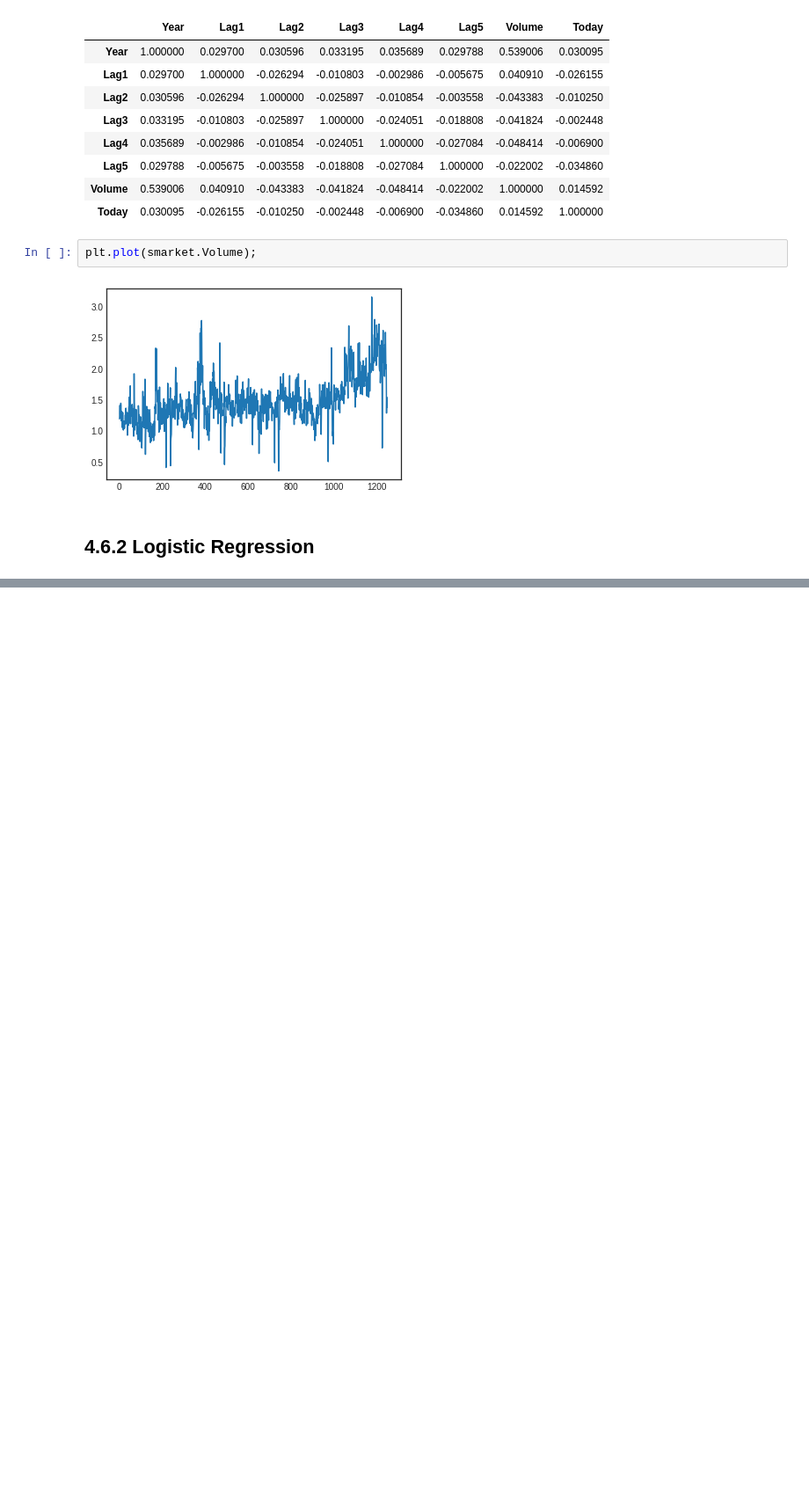
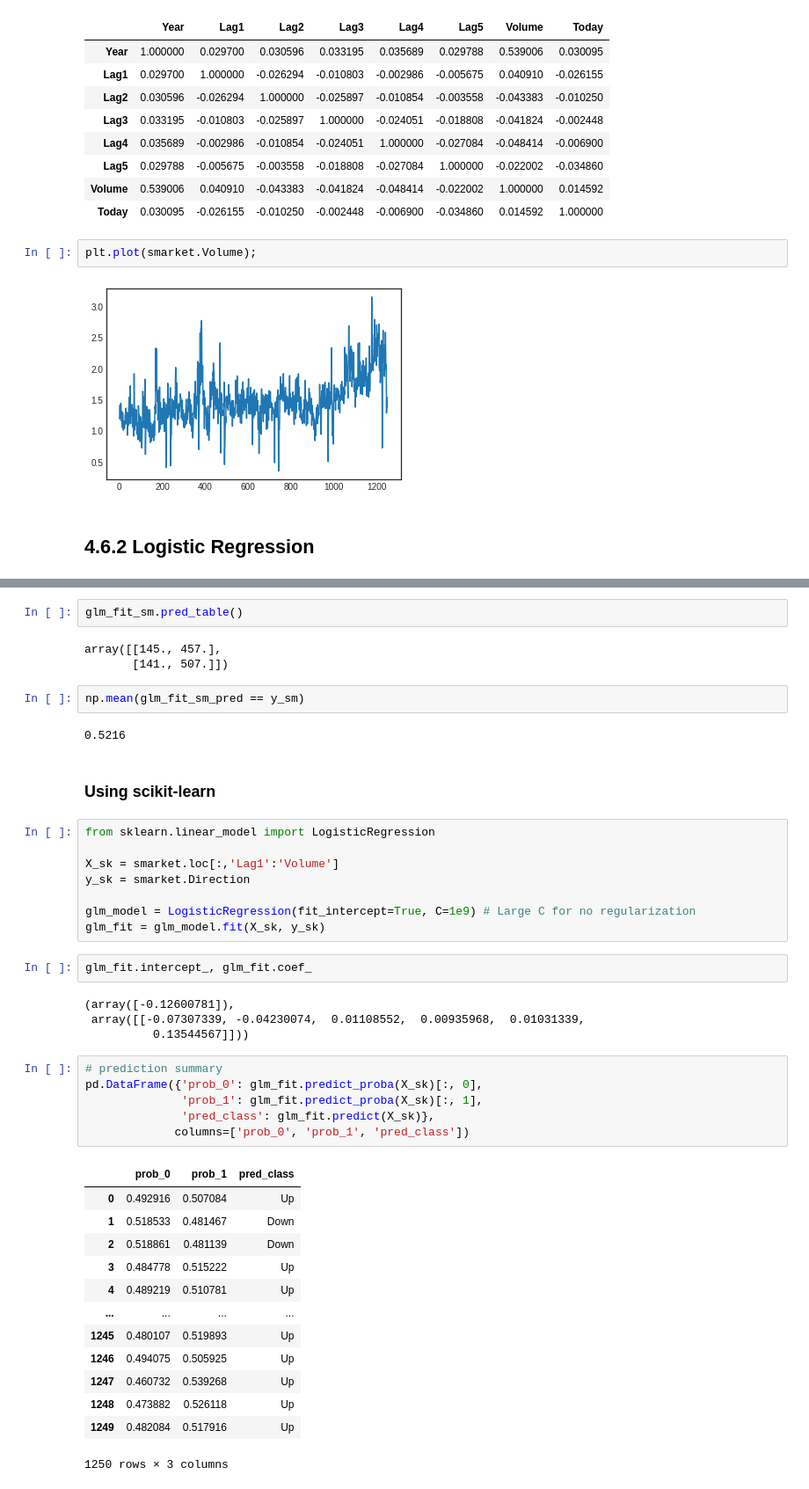
Before and after one commit to mjalalimanesh/Statistical-Learning-ISLR-Python, a Jupyter notebook: lab4.ipynb, the cells around one changed output, grey strips where cells are left out. Shown at 88% size. Drawn from its saved outputs; the diff is of its cells as text; blank space fills up the shorter version.

Commit message:
update using Colaboratory

```diff
--- a/lab4.ipynb
+++ b/lab4.ipynb
@@ -110,0 +154,45 @@ plt.plot(smarket.Volume);
+# %%
+glm_fit_sm.pred_table()
+# %% [output]
+array([[145., 457.],
+       [141., 507.]])
+# %%
+np.mean(glm_fit_sm_pred == y_sm)
+# %% [output]
+0.5216
+# %% [markdown]
+### Using scikit-learn
+# %%
+from sklearn.linear_model import LogisticRegression
+
+X_sk = smarket.loc[:,'Lag1':'Volume']
+y_sk = smarket.Direction
+
+glm_model = LogisticRegression(fit_intercept=True, C=1e9) # Large C for no regularization
+glm_fit = glm_model.fit(X_sk, y_sk)
+# %%
+glm_fit.intercept_, glm_fit.coef_
+# %% [output]
+(array([-0.12600781]),
+ array([[-0.07307339, -0.04230074,  0.01108552,  0.00935968,  0.01031339,
+          0.13544567]]))
+# %%
+# prediction summary
+pd.DataFrame({'prob_0': glm_fit.predict_proba(X_sk)[:, 0],
+              'prob_1': glm_fit.predict_proba(X_sk)[:, 1],
+              'pred_class': glm_fit.predict(X_sk)},
+             columns=['prob_0', 'prob_1', 'pred_class'])
+# %% [output]
+|  | prob_0 | prob_1 | pred_class |
+| 0 | 0.492916 | 0.507084 | Up |
+| 1 | 0.518533 | 0.481467 | Down |
+| 2 | 0.518861 | 0.481139 | Down |
+| 3 | 0.484778 | 0.515222 | Up |
+| 4 | 0.489219 | 0.510781 | Up |
+| ... | ... | ... | ... |
+| 1245 | 0.480107 | 0.519893 | Up |
+| 1246 | 0.494075 | 0.505925 | Up |
+| 1247 | 0.460732 | 0.539268 | Up |
+| 1248 | 0.473882 | 0.526118 | Up |
+| 1249 | 0.482084 | 0.517916 | Up |
+1250 rows × 3 columns
```
Also changed, not shown: parts of 22 cells of this notebook.
